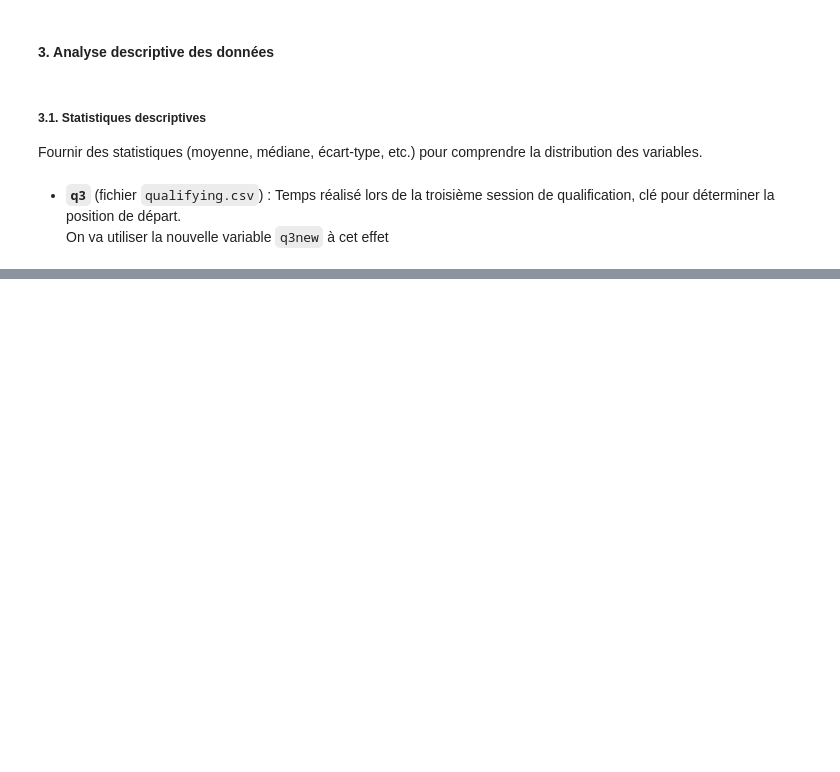
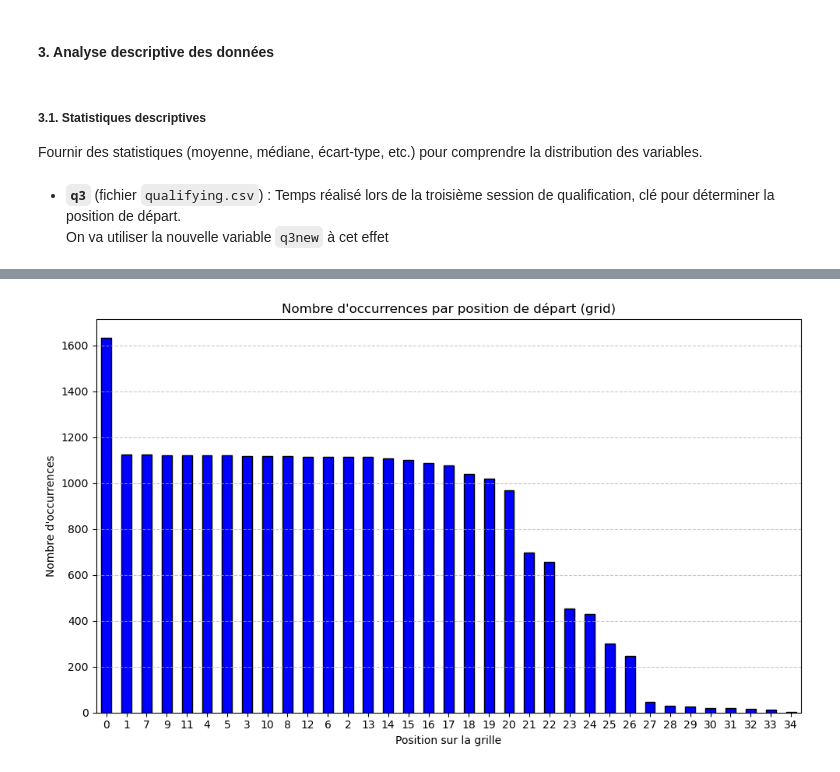
Before and after one commit to Math-ieu/Projet-PACTE-4A, a Jupyter notebook: f1-pacte.ipynb, the cells around one changed output, grey strips where cells are left out. Saved outputs shown, nothing was run; the diff lists cells and outputs as text; code cells hidden in the pictures; blank space fills up the shorter version.

```diff
--- a/f1-pacte.ipynb
+++ b/f1-pacte.ipynb
@@ -256,0 +295,21 @@ qualifying['q3new']
+# %%
+# Convertir la variable 'grid' en type catégoriel
+results['grid'] = results['grid'].astype('category')
+
+# Compter les occurrences pour chaque catégorie
+grid_counts = results['grid'].value_counts()
+
+# Création du Bar Plot
+plt.figure(figsize=(10, 6))
+grid_counts.plot(kind='bar', color='blue', edgecolor='black')
+
+plt.title("Nombre d'occurrences par position de départ (grid)")
+plt.xlabel("Position sur la grille")
+plt.ylabel("Nombre d'occurrences")
+plt.xticks(rotation=0)
+plt.grid(axis='y', linestyle='--', alpha=0.7, which='both')
+
+plt.tight_layout()
+plt.show()
+# %% [output]
+[figure, added]
```
Also changed, not shown: parts of 23 cells of this notebook.
